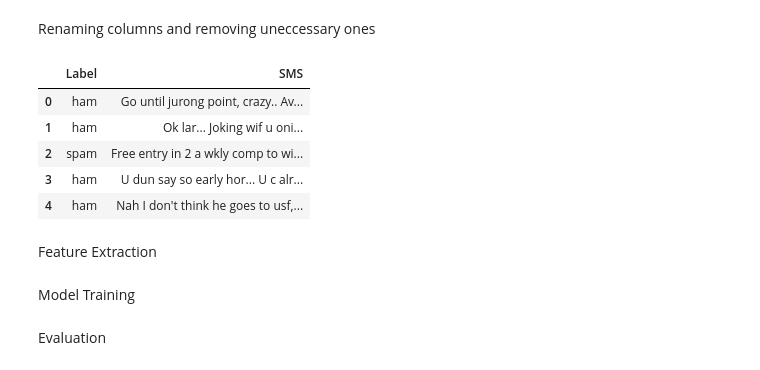
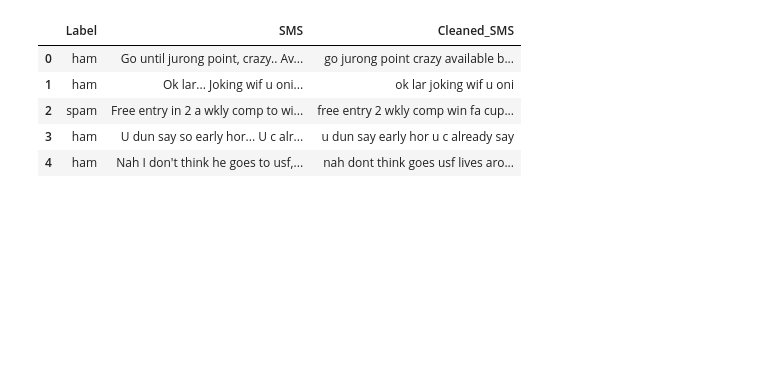
Before and after one commit to William-Abrokwah/Naive-Bayes-Spam-Filter, a Jupyter notebook: spam_filter.ipynb, the cells around one changed output. Saved outputs shown, nothing was run; the diff lists cells and outputs as text; code cells hidden in the pictures; blank space fills up the shorter version.

```diff
--- a/spam_filter.ipynb
+++ b/spam_filter.ipynb
@@ -35,21 +48,21 @@ df.head()
-# %% [markdown]
-Renaming columns and removing uneccessary ones
-# %%
-# Renaming first two columns and removing others
-df = df[['v1', 'v2']]
-df.columns = ['Label', 'SMS']
-
-df.head()
-# %% [output]
-|  | Label | SMS |
-| 0 | ham | Go until jurong point, crazy.. Av... |
-| 1 | ham | Ok lar... Joking wif u oni... |
-| 2 | spam | Free entry in 2 a wkly comp to wi... |
-| 3 | ham | U dun say so early hor... U c alr... |
-| 4 | ham | Nah I don't think he goes to usf,... |
-# %% [markdown]
-Feature Extraction
-# %% [markdown]
-Model Training
-# %% [markdown]
-Evaluation
+# %%
+stop_words = set(stopwords.words('english'))
+
+def clean_text(sms):
+    sms = sms.lower() # Converting to lowercase
+    sms = re.sub(r'[^a-z0-9\s]', '', sms) # Removing everything except lowercase letters, digits, and spaces
+    words = sms.split() # Tokenizing into words
+    words = [word for word in words if word not in stop_words] # Removing stopwords
+    cleaned_sms = ' '.join(words) # Joining words back into a string
+
+    return cleaned_sms
+
+df['Cleaned_SMS'] = df['SMS'].apply(clean_text)
+df.head()
+# %% [output]
+|  | Label | SMS | Cleaned_SMS |
+| 0 | ham | Go until jurong point, crazy.. Av... | go jurong point crazy available b... |
+| 1 | ham | Ok lar... Joking wif u oni... | ok lar joking wif u oni |
+| 2 | spam | Free entry in 2 a wkly comp to wi... | free entry 2 wkly comp win fa cup... |
+| 3 | ham | U dun say so early hor... U c alr... | u dun say early hor u c already say |
+| 4 | ham | Nah I don't think he goes to usf,... | nah dont think goes usf lives aro... |
```
Also changed, not shown: parts of 24 cells of this notebook, 3 other files.
